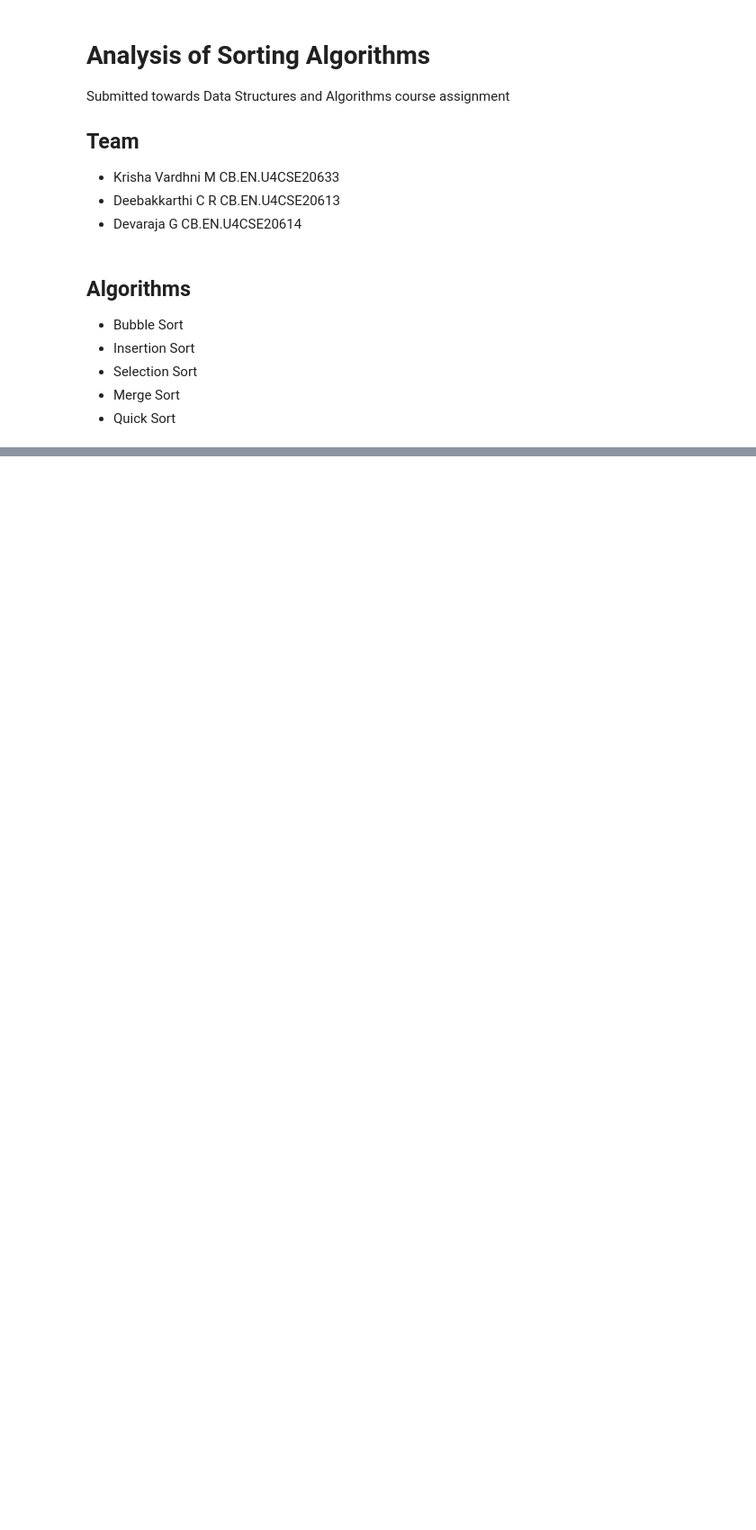
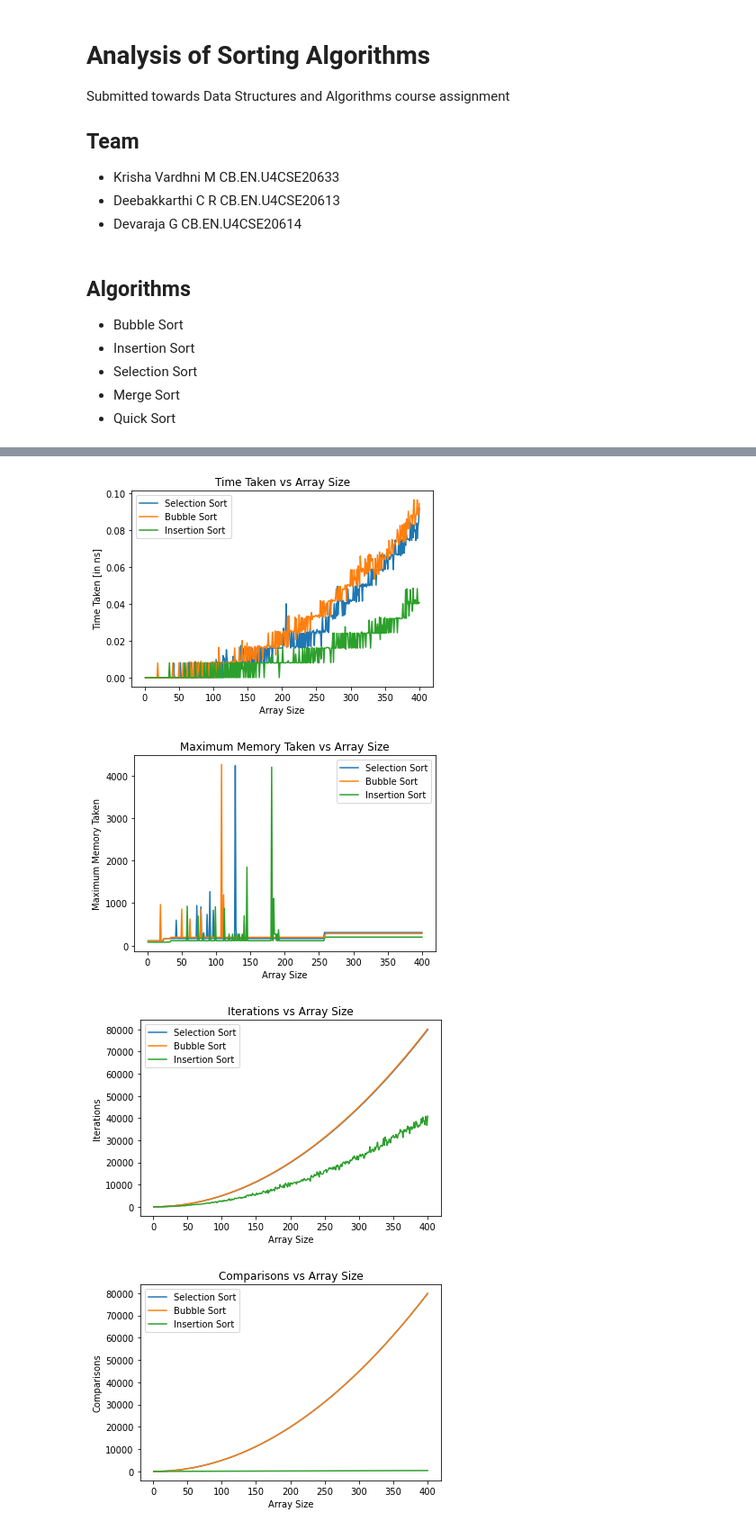
Before and after one commit to codizt/SortingAlgos, a Jupyter notebook: sorting_algorithms.ipynb, the cells around one changed output, grey strips where cells are left out. Shown at 90% size. Cells and saved outputs as stored; diff of their text form; code cells hidden in the pictures; blank space fills up the shorter version.

```diff
--- a/sorting_algorithms.ipynb
+++ b/sorting_algorithms.ipynb
@@ -399,0 +481,11 @@ def merge_sort(a):
+# %%
+allTimesPlotter()
+allMemsPlotter()
+allIterationsPlotter()
+allComparisonsPlotter()
+allSwapsPlotter()
+# %% [output]
+[figure, added]
+[figure, added]
+[figure, added]
+[figure, added]
```
Also changed, not shown: parts of 7 cells of this notebook, 1 other file.
